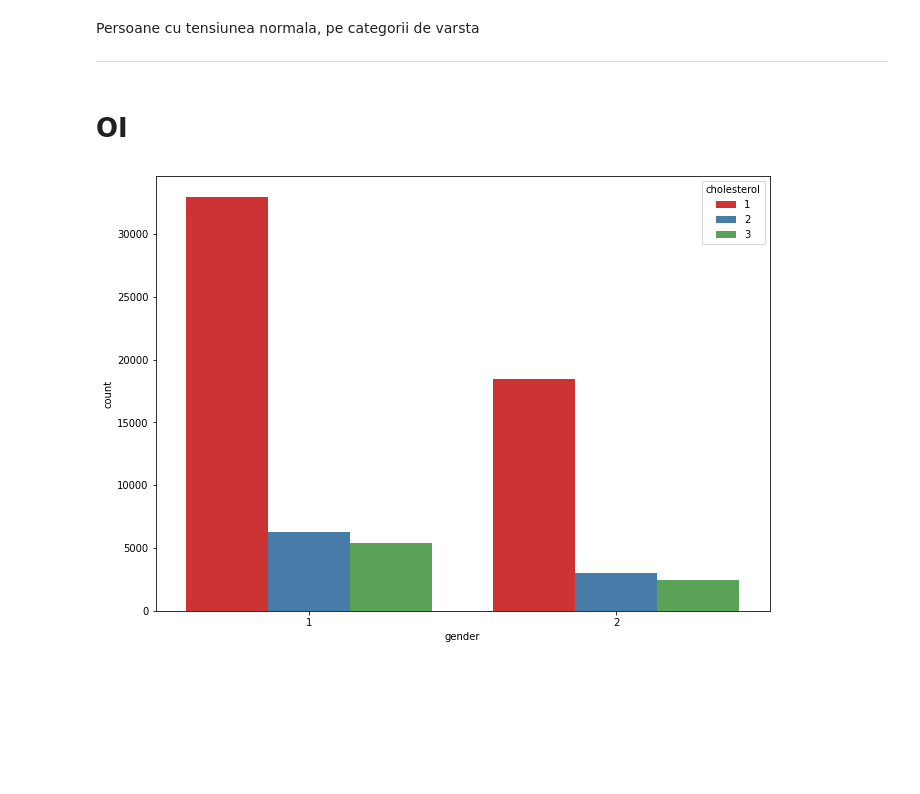
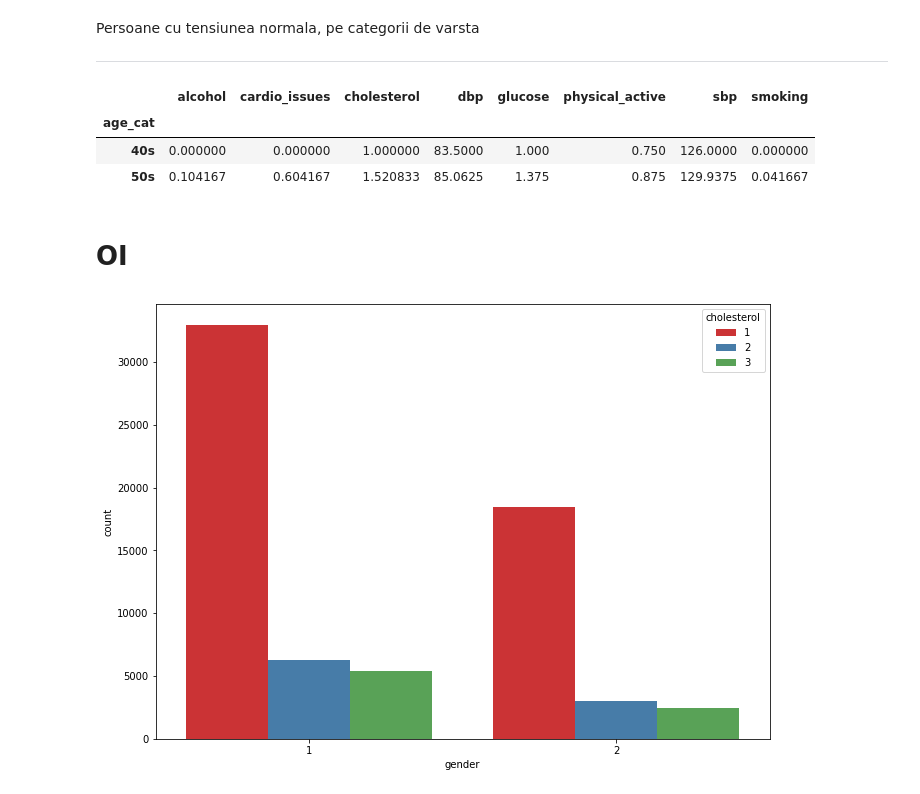
Before and after one commit to bojiix/RAM-OSI-BAN-AI, a Jupyter notebook: SDP_team_project_Group9.ipynb, the cells around one changed output. Cells and saved outputs as stored; diff of their text form; code cells hidden in the pictures; blank space fills up the shorter version.

```diff
--- a/SDP_team_project_Group9.ipynb
+++ b/SDP_team_project_Group9.ipynb
@@ -452,8 +488,9 @@ Am definit functia age_func(), care va ajuta la stabilirea categoriei de varsta.
 * 60s (varsta cuprinsa intre 60 -> 69 de ani)
 # %%
 ages = []
-#print(len(ages))
-for i, j in df['age'].iteritems():
-    ages.append(age_func(df['age'][i]/365))
+
+for i, j in data['age'].iteritems():
+    ages.append(age_func(data['years'][i]))
 #print(ages)
-df['age_cat']=ages
+data['age_cat']=ages
+data
@@ -472,13 +533,18 @@ Persoane cu tensiunea normala, pe categorii de varsta
 ---
 # %%
 #df[(df.v3 == some_value) & (df.v4 == some_value)].pivot_table(index='v1', columns='A', values='v3', aggfunc='count')
-tb2 = df[((df.ap_hi >= 120) & (df.ap_hi <= 121) & (df.ap_lo >= 79) & (df.ap_lo <= 80) & (df['age_cat'] == '20s')) |
-   ((df.ap_hi >= 122) & (df.ap_hi <= 123) & (df.ap_lo >= 81) & (df.ap_lo <= 82) & (df['age_cat'] == '30s')) |
-   ((df.ap_hi >= 124) & (df.ap_hi <= 127) & (df.ap_lo >= 83) & (df.ap_lo <= 84) & (df['age_cat'] == '40s')) |
-   ((df.ap_hi >= 128) & (df.ap_hi <= 131) & (df.ap_lo >= 85) & (df.ap_lo <= 86) & (df['age_cat'] == '50s')) |
-   ((df.ap_hi >= 132) & (df.ap_hi <= 134) & (df.ap_lo >= 87) & (df.ap_lo <= 88) & (df['age_cat'] == '60s'))
-   ].pivot_table(values=['ap_hi',	'ap_lo',	'alco','smoke','gluc','cholesterol','active','cardio'],index='age_cat', aggfunc='mean')
+tb2 = data[((data.sbp >= 120) & (data.sbp <= 121) & (data.dbp >= 79) & (data.dbp <= 80) & (data['age_cat'] == '20s')) |
+   ((data.sbp >= 122) & (data.sbp <= 123) & (data.dbp >= 81) & (data.dbp <= 82) & (data['age_cat'] == '30s')) |
+   ((data.sbp >= 124) & (data.sbp <= 127) & (data.dbp >= 83) & (data.dbp <= 84) & (data['age_cat'] == '40s')) |
+   ((data.sbp >= 128) & (data.sbp <= 131) & (data.dbp >= 85) & (data.dbp <= 86) & (data['age_cat'] == '50s')) |
+   ((data.sbp >= 132) & (data.sbp <= 134) & (data.dbp >= 87) & (data.dbp <= 88) & (data['age_cat'] == '60s'))
+   ].pivot_table(values=['sbp',	'dbp',	'alcohol','smoking','glucose','cholesterol','physical_active','cardio_issues'],index='age_cat', aggfunc='mean')
 tb2
+# %% [output]
+|  | alcohol | cardio_issues | cholesterol | dbp | glucose | physical_active | sbp | smoking |
+| age_cat |  |  |  |  |  |  |  |  |
+| 40s | 0.000000 | 0.000000 | 1.000000 | 83.5000 | 1.000 | 0.750 | 126.0000 | 0.000000 |
+| 50s | 0.104167 | 0.604167 | 1.520833 | 85.0625 | 1.375 | 0.875 | 129.9375 | 0.041667 |
 # %% [markdown]
 # OI
 # %%
```
Also changed, not shown: parts of 19 cells of this notebook.
